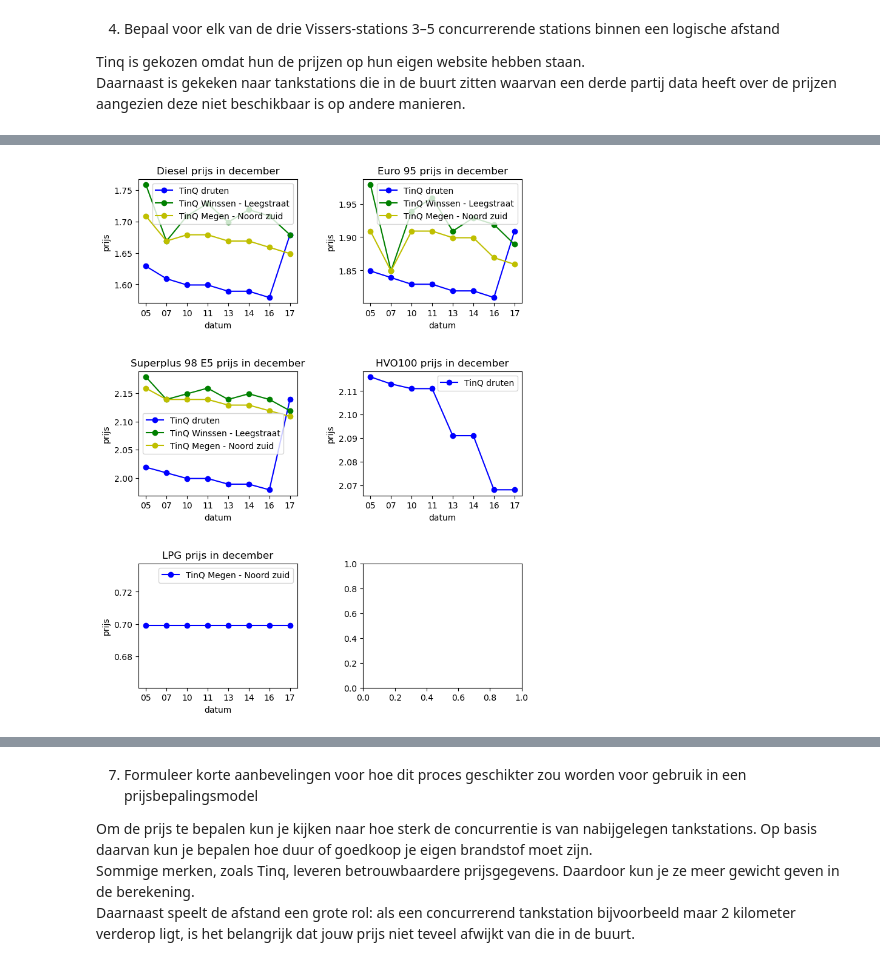
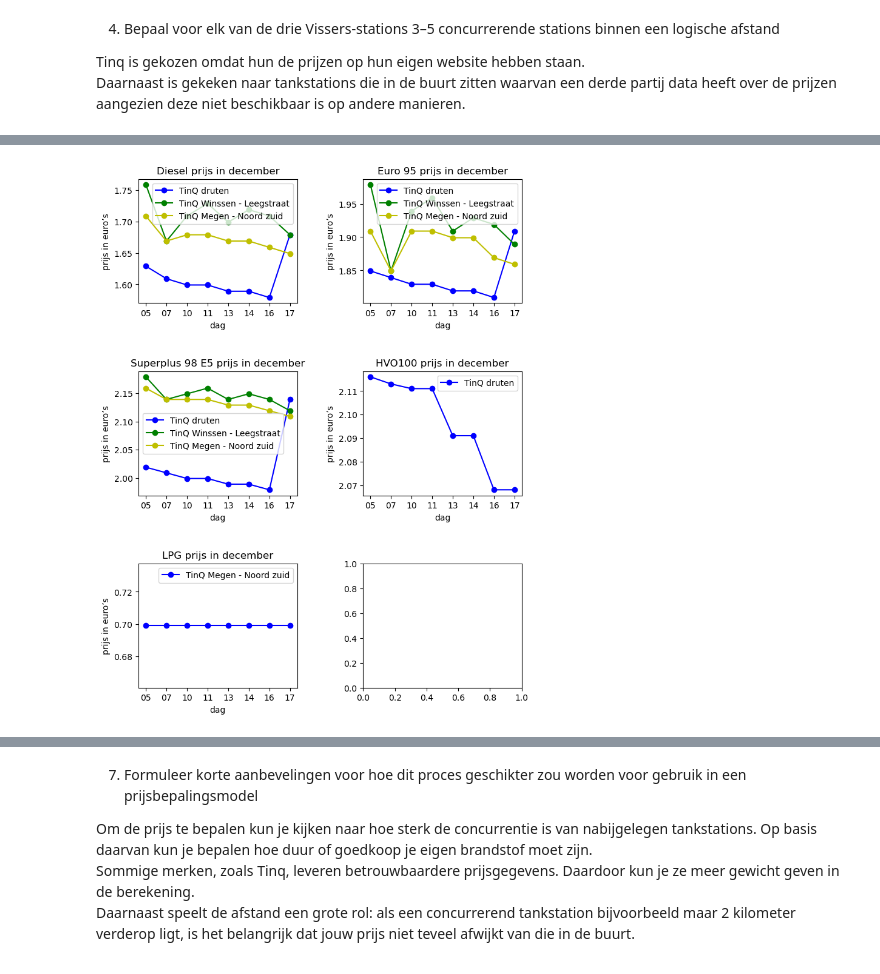
Before and after one commit to Renzo128/VissersEnergy, a Jupyter notebook: Vissers Energy Group.ipynb, the cells around one changed output, grey strips where cells are left out. Saved outputs shown, nothing was run; the diff lists cells and outputs as text; code cells hidden in the pictures.

```diff
--- a/Vissers Energy Group.ipynb
+++ b/Vissers Energy Group.ipynb
@@ -229,8 +229,8 @@ for x in range(0,3):
                 axs[x, y].yaxis.set_major_formatter(FormatStrFormatter('%.2f'))
                 j = j + 1
             axs[x, y].set_title(f'{fuels[i]} prijs in december')
-            axs[x, y].set_xlabel('datum')
-            axs[x, y].set_ylabel('prijs')
+            axs[x, y].set_xlabel('dag')
+            axs[x, y].set_ylabel('prijs in euro’s')
             axs[x, y].legend()
 
         i = i + 1
@@ -240,31 +240,31 @@ plt.show()
 # %%
 
 #BP Vissers Afferden
 df_afferden = df[df['koppelbedrijf'] == 'BP Vissers Afferden']
 fuels = df_afferden.brandstof.unique()
 fig, axs = plt.subplots(3,2,figsize=(8,10))
 
 i = 0
 #Data visualiseren
 for x in range(0,3):
     for y in range(0,2):
         if i != 5:
             df_fuel = df_afferden[df_afferden['brandstof']== fuels[i]]
             j = 0
             for station in df_fuel.Naam.unique():
                 df_station = df_fuel[df_fuel['Naam'] == station]
                 axs[x, y].plot(df_station.day, df_station.prijs, label=station, marker='o',color= kleuren[j])
                 axs[x, y].yaxis.set_major_formatter(FormatStrFormatter('%.2f'))
                 j = j + 1
             axs[x, y].set_title(f'{fuels[i]} prijs in december')
-            axs[x, y].set_xlabel('datum')
-            axs[x, y].set_ylabel('prijs')
+            axs[x, y].set_xlabel('dag')
+            axs[x, y].set_ylabel('prijs in euro’s')
             axs[x, y].legend()
         i = i + 1
 fig.tight_layout(pad=3.5)
 plt.show()
 # %% [output]
-[figure, old version]
+[figure, new version]
 # %%
 
 #Esso Vissers Bergh Noord
```
Also changed, not shown: parts of 3 cells of this notebook.
